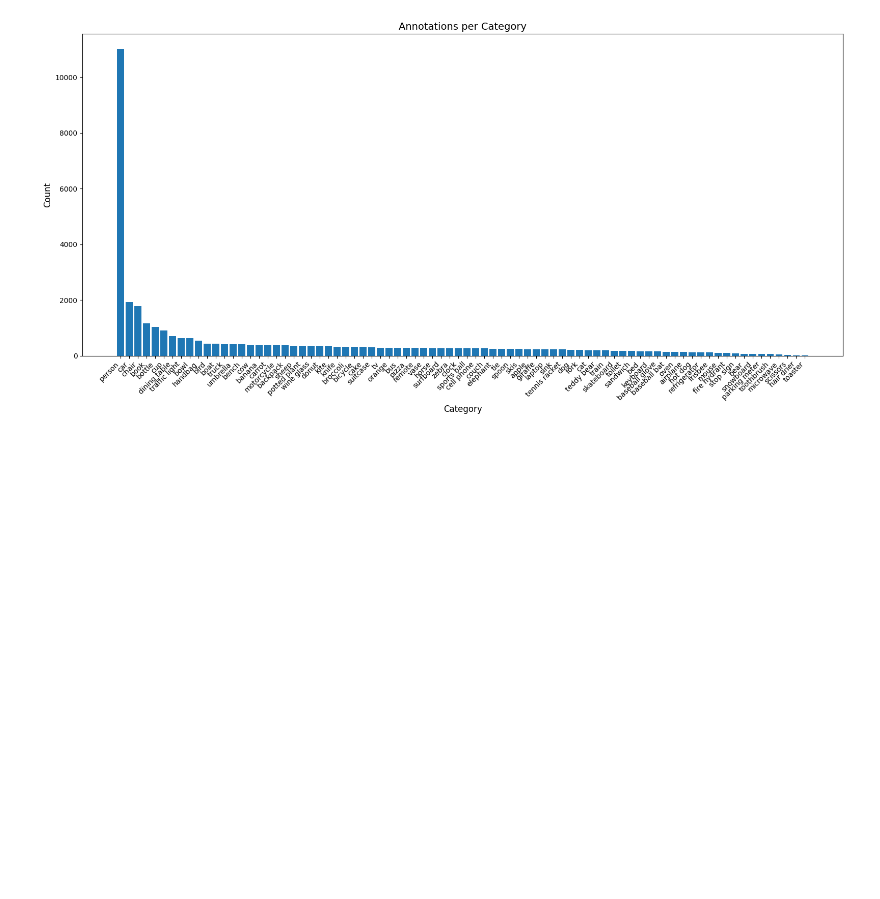
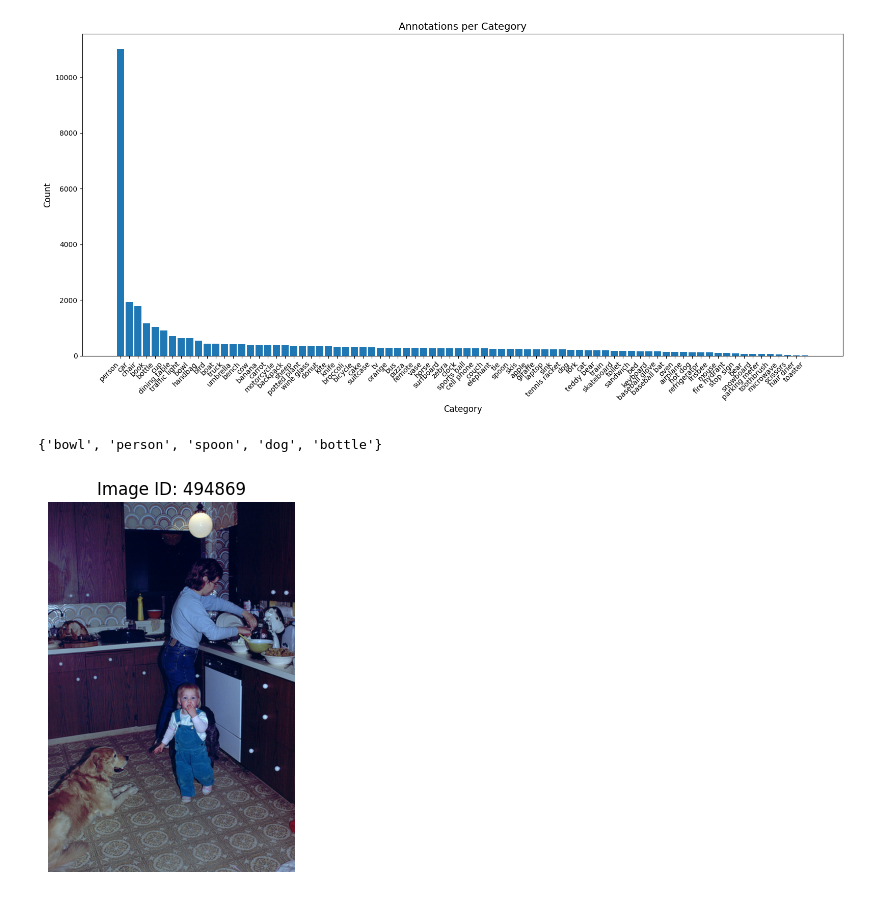
Before and after one commit to Ushnesha/taxonomy-driven-ovs-models, a Jupyter notebook: dataset.ipynb, the cells around one changed output. Cells and saved outputs as stored; diff of their text form; code cells hidden in the pictures; blank space fills up the shorter version.

```diff
--- a/dataset.ipynb
+++ b/dataset.ipynb
@@ -123,3 +122,33 @@ plt.tight_layout()
 plt.show()
 # %% [output]
 [figure]
+# %%
+import urllib.request
+from PIL import Image
+import matplotlib.pyplot as plt
+
+# Fetch URLs from COCO metadata
+img_meta = coco.loadImgs(494869)[0]
+url = img_meta['coco_url']
+
+ann_ids = coco.getAnnIds(imgIds=[494869])
+annotations = coco.loadAnns(ann_ids)
+ground_truth_objects = []
+for ann in annotations:
+    category_id = ann['category_id']
+    cat_info = coco.loadCats(category_id)[0]
+    class_name = cat_info['name']
+    ground_truth_objects.append(class_name)
+print(set(ground_truth_objects))
+
+# Download and open using PIL
+image = Image.open(urllib.request.urlopen(url))
+
+# Display
+plt.imshow(image)
+plt.title(f"Image ID: {img_meta['id']}")
+plt.axis("off")
+plt.show()
+# %% [output]
+{'bowl', 'person', 'spoon', 'dog', 'bottle'}
+[figure, added]
```
Also changed, not shown: parts of 1 cell of this notebook, 10 other files.
